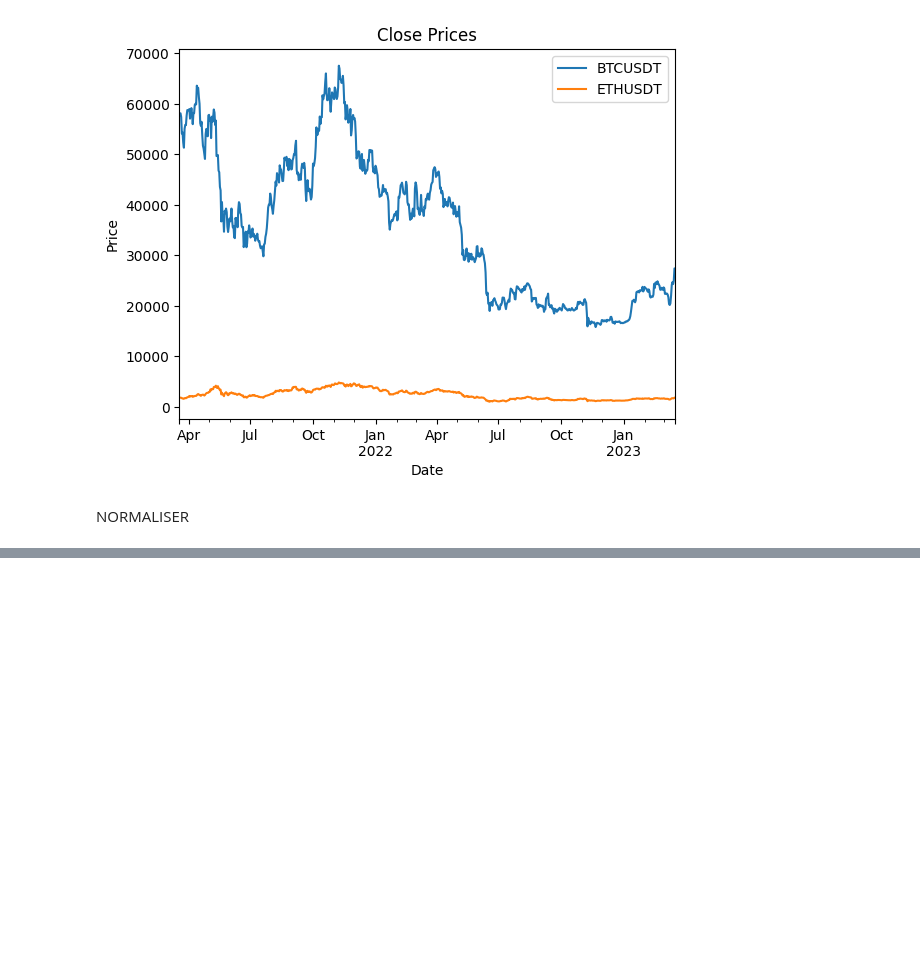
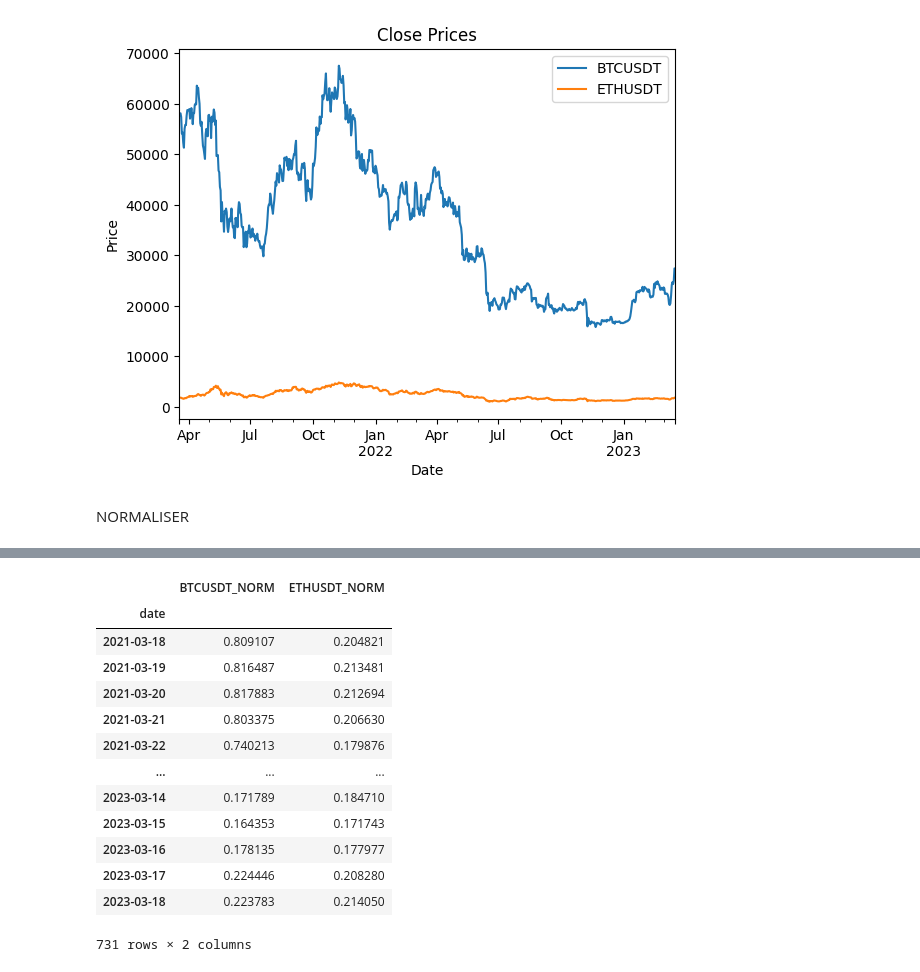
Before and after one commit to maria-aboulaala/PFA-INTERNSHIP, a Jupyter notebook: BTCETH/analyse.ipynb, the cells around one changed output, grey strips where cells are left out. Cells and saved outputs as stored; diff of their text form; code cells hidden in the pictures; blank space fills up the shorter version.

```diff
--- a/BTCETH/analyse.ipynb
+++ b/BTCETH/analyse.ipynb
@@ -75,0 +105,17 @@ from sklearn.preprocessing import MinMaxScaler
+# %%
+df_norm
+# %% [output]
+|  | BTCUSDT_NORM | ETHUSDT_NORM |
+| date |  |  |
+| 2021-03-18 | 0.809107 | 0.204821 |
+| 2021-03-19 | 0.816487 | 0.213481 |
+| 2021-03-20 | 0.817883 | 0.212694 |
+| 2021-03-21 | 0.803375 | 0.206630 |
+| 2021-03-22 | 0.740213 | 0.179876 |
+| ... | ... | ... |
+| 2023-03-14 | 0.171789 | 0.184710 |
+| 2023-03-15 | 0.164353 | 0.171743 |
+| 2023-03-16 | 0.178135 | 0.177977 |
+| 2023-03-17 | 0.224446 | 0.208280 |
+| 2023-03-18 | 0.223783 | 0.214050 |
+731 rows × 2 columns
```
Also changed, not shown: parts of 8 cells of this notebook, 1 other file.
